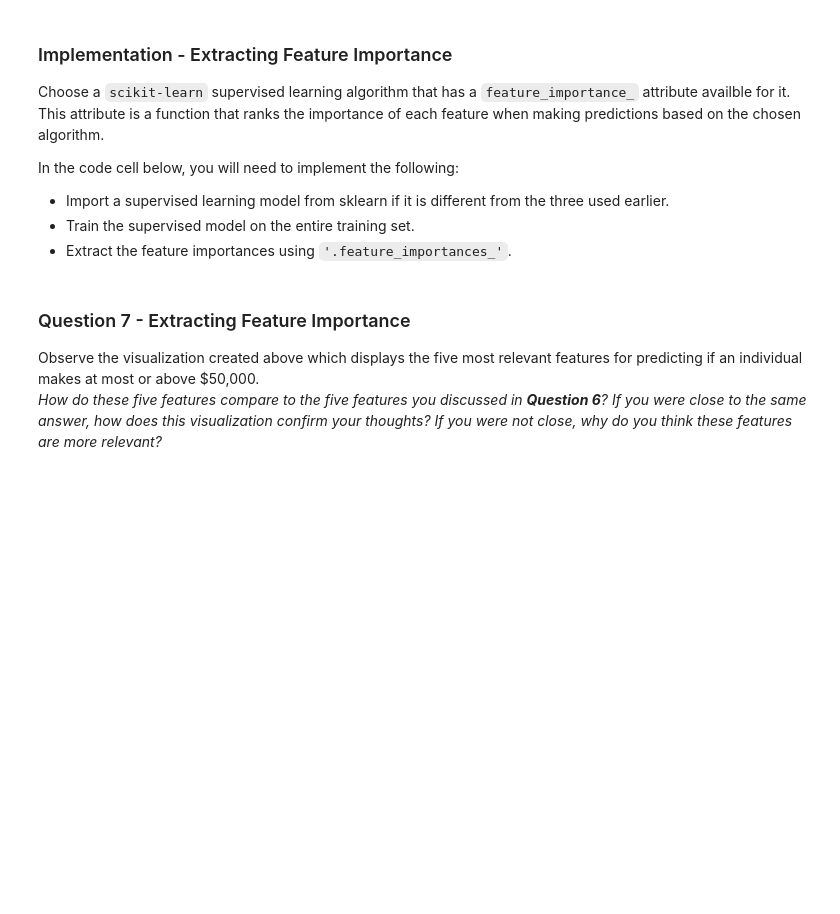
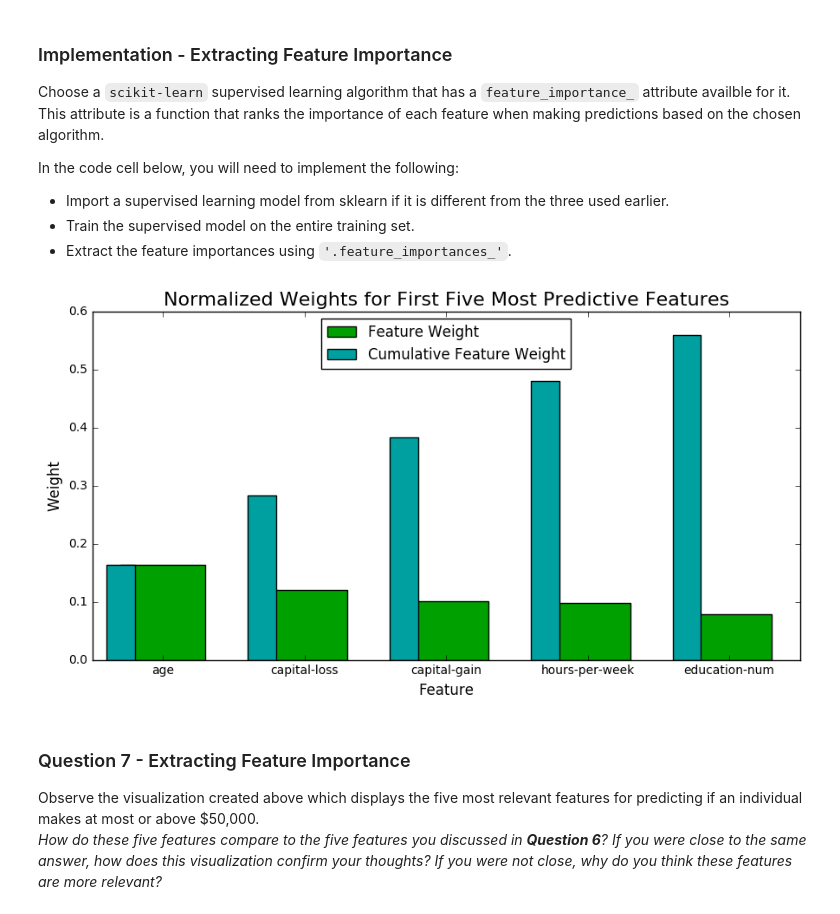
Before and after one commit to torenunez/machine-learning, a Jupyter notebook: projects/finding_donors/finding_donors.ipynb, the cells around one changed output. Drawn from its saved outputs; the diff is of its cells as text; code cells hidden in the pictures; blank space fills up the shorter version.

```diff
--- a/projects/finding_donors/finding_donors.ipynb
+++ b/projects/finding_donors/finding_donors.ipynb
@@ -141,8 +141,7 @@ Additionally, as with the non-numeric features, we need to convert the non-numer
 features = pd.get_dummies(features_raw)
 
 # TODO: Encode the 'income_raw' data to numerical values
-income = pd.get_dummies(income_raw)
-income.drop('<=50K', axis=1, inplace=True)
+income = pd.get_dummies(income_raw).iloc[:,1]
 
 
 # Print the number of features after one-hot encoding
@@ -392,23 +391,29 @@ Fine tune the chosen model. Use grid search (`GridSearchCV`) with at least one i
 **Note:** Depending on the algorithm chosen and the parameter list, the following implementation may take some time to run!
 # %%
 # TODO: Import 'GridSearchCV', 'make_scorer', and any other necessary libraries
-from sklearn.model_selection import GridSearchCV
+from sklearn.model_selection import GridSearchCV, ShuffleSplit
 from sklearn.metrics import make_scorer
 
 # TODO: Initialize the classifier
-clf = GradientBoostingClassifier()
+clf = GradientBoostingClassifier(random_state=42)
+cv = ShuffleSplit(n_splits=10, test_size=0.20, random_state=42)
 
 # TODO: Create the parameters list you wish to tune
-parameters = None
+parameters = {'loss': ['deviance','exponential'],
+              'learning_rate': [0.4, 0.5, 0.6],
+              'n_estimators': [25, 50, 100],
+              'max_depth': [2, 3, 4],
+              'min_samples_leaf': [10, 15, 20],
+             }
 
 # TODO: Make an fbeta_score scoring object
-scorer = None
+scorer = make_scorer(fbeta_score, beta=0.5)
 
 # TODO: Perform grid search on the classifier using 'scorer' as the scoring method
-grid_obj = None
+grid_obj = GridSearchCV(estimator=clf, param_grid=parameters, scoring=scorer, cv=cv)
 
 # TODO: Fit the grid search object to the training data and find the optimal parameters
-grid_fit = None
+grid_fit = grid_obj.fit(X_train, y_train)
 
 # Get the estimator
 best_clf = grid_fit.best_estimator_
@@ -460,15 +485,18 @@ In the code cell below, you will need to implement the following:
  - Extract the feature importances using `'.feature_importances_'`.
 # %%
 # TODO: Import a supervised learning model that has 'feature_importances_'
+# already imported
 
 # TODO: Train the supervised model on the training set
-model = None
+model = best_clf
 
 # TODO: Extract the feature importances
-importances = None
+importances = best_clf.feature_importances_
 
 # Plot
 vs.feature_plot(importances, X_train, y_train)
+# %% [output]
+[figure, added]
 # %% [markdown]
 ### Question 7 - Extracting Feature Importance
 
```
Also changed, not shown: parts of 3 cells of this notebook.
